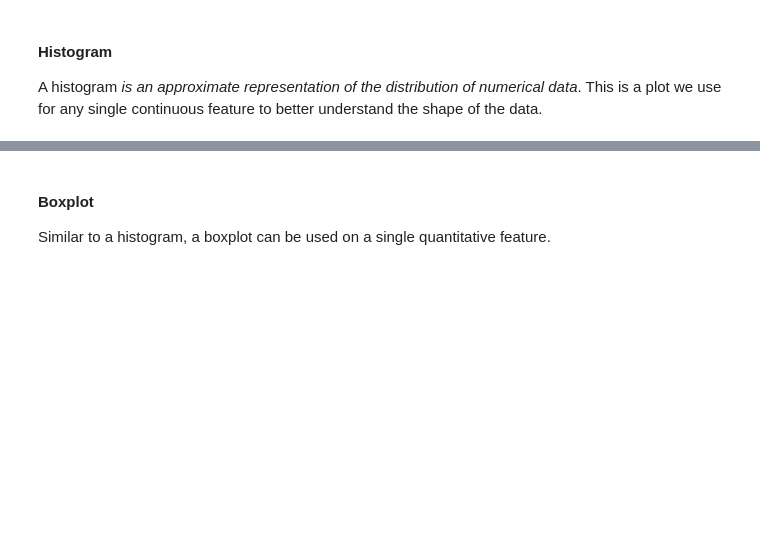
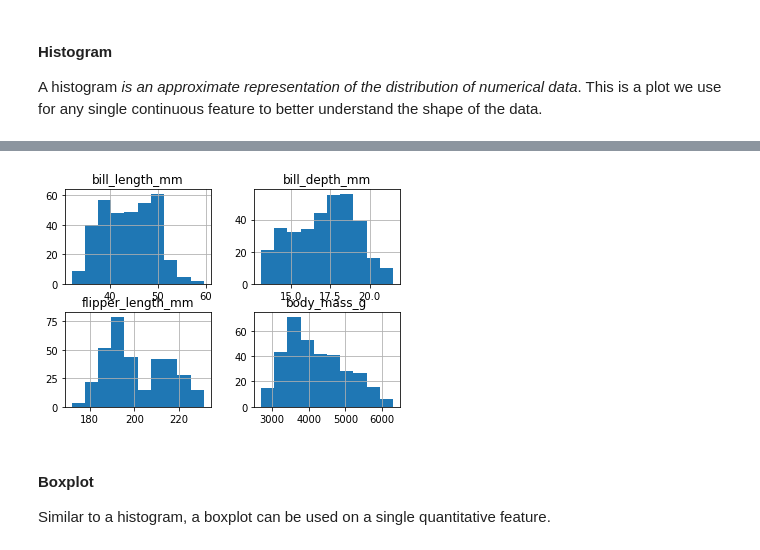
Before and after one commit to jfkoehler/nyu_bootcamp_fa24, a Jupyter notebook: _build/html/_sources/intro_to_plotting.ipynb, the cells around one changed output, grey strips where cells are left out. Cells and saved outputs as stored; diff of their text form; code cells hidden in the pictures; blank space fills up the shorter version.

```diff
--- a/_build/html/_sources/intro_to_plotting.ipynb
+++ b/_build/html/_sources/intro_to_plotting.ipynb
@@ -136,3 +431,7 @@ plt.title('Bill Length (mm)');
+# %%
+penguins.hist();
+# %% [output]
+[figure, added]
 # %% [markdown]
 #### Boxplot
 
```
Also changed, not shown: parts of 54 cells of this notebook, 39 other files.
